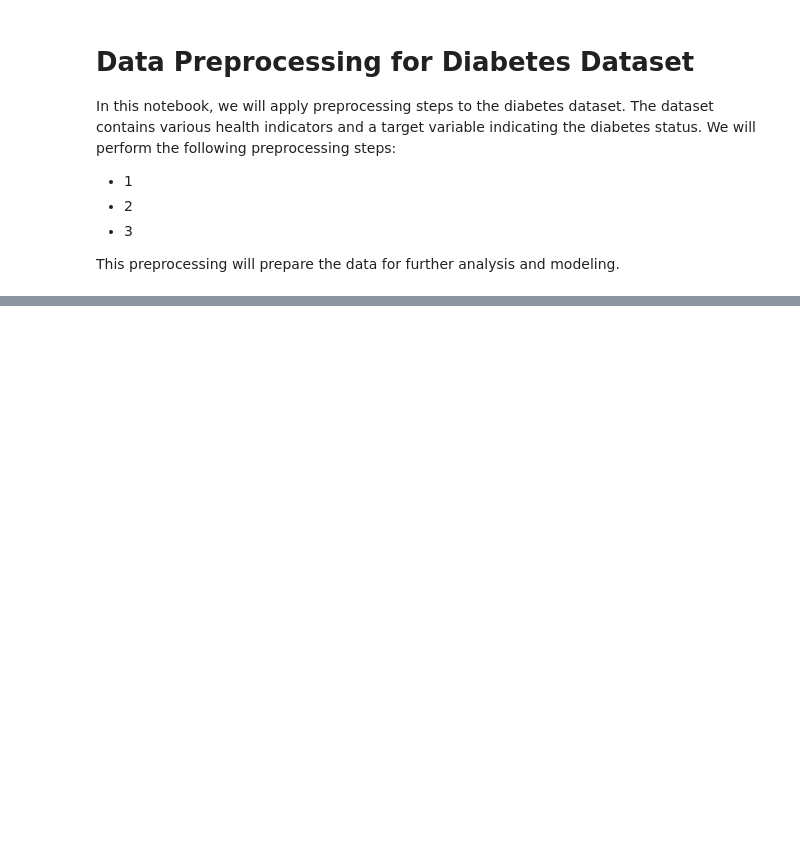
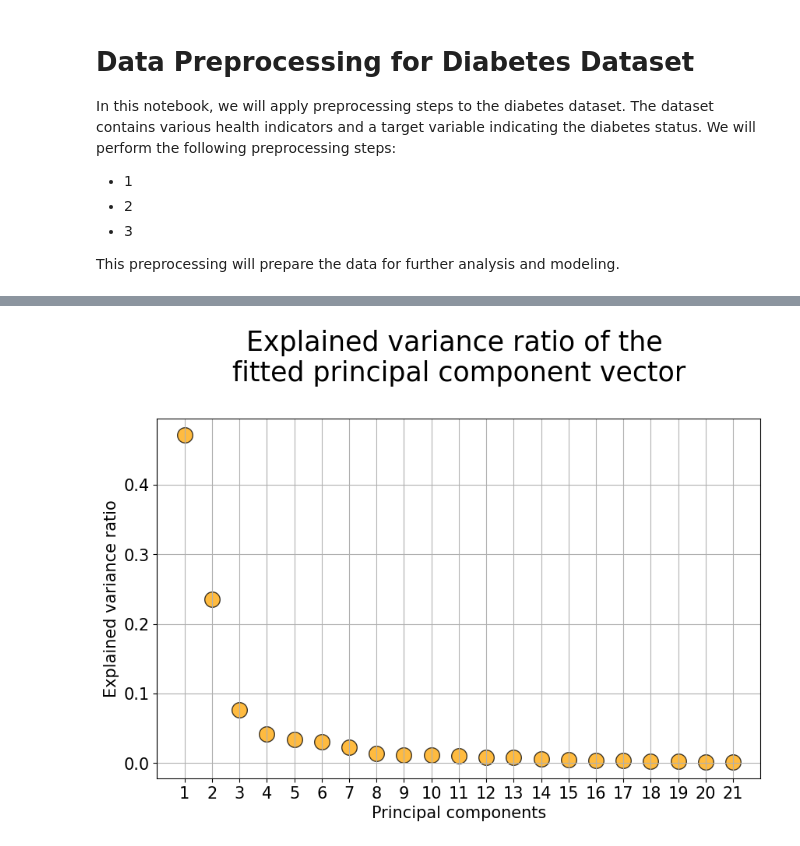
Before and after one commit to benediktpri/ie500_data_mining_project, a Jupyter notebook: notebooks/preprocessing.ipynb, the cells around one changed output, grey strips where cells are left out. Drawn from its saved outputs; the diff is of its cells as text; code cells hidden in the pictures; blank space fills up the shorter version.

```diff
--- a/notebooks/preprocessing.ipynb
+++ b/notebooks/preprocessing.ipynb
@@ -249,3 +333,16 @@ X_train_preprocessed_df.info()
 # TODO
 # PCA
 # validate split
+# %%
+from sklearn.decomposition import PCA
+
+pca = PCA(n_components=None)
+x_train_pca = pca.fit(X_train_preprocessed_df)
+
+# Retrieve the eigenvectors (components)
+eigenvectors = pca.components_
+
+# Retrieve the eigenvalues (explained variance)
+eigenvalues = pca.explained_variance_
+
+print(eigenvalues)
@@ -251,0 +382,18 @@ X_train_preprocessed_df.info()
+# %%
+import matplotlib.pyplot as plt
+%matplotlib inline
+
+# Plot the explained variance ratio
+plt.figure(figsize=(10,6))
+plt.scatter(x=[i+1 for i in range(len(x_train_pca.explained_variance_ratio_))],
+            y=x_train_pca.explained_variance_ratio_,
+           s=200, alpha=0.75,c='orange',edgecolor='k')
+plt.grid(True)
+plt.title("Explained variance ratio of the \nfitted principal component vector\n",fontsize=25)
+plt.xlabel("Principal components",fontsize=15)
+plt.xticks([i+1 for i in range(len(x_train_pca.explained_variance_ratio_))],fontsize=15)
+plt.yticks(fontsize=15)
+plt.ylabel("Explained variance ratio",fontsize=15)
+plt.show()
+# %% [output]
+[figure, added]
```
Also changed, not shown: parts of 14 cells of this notebook, 4 other files.
